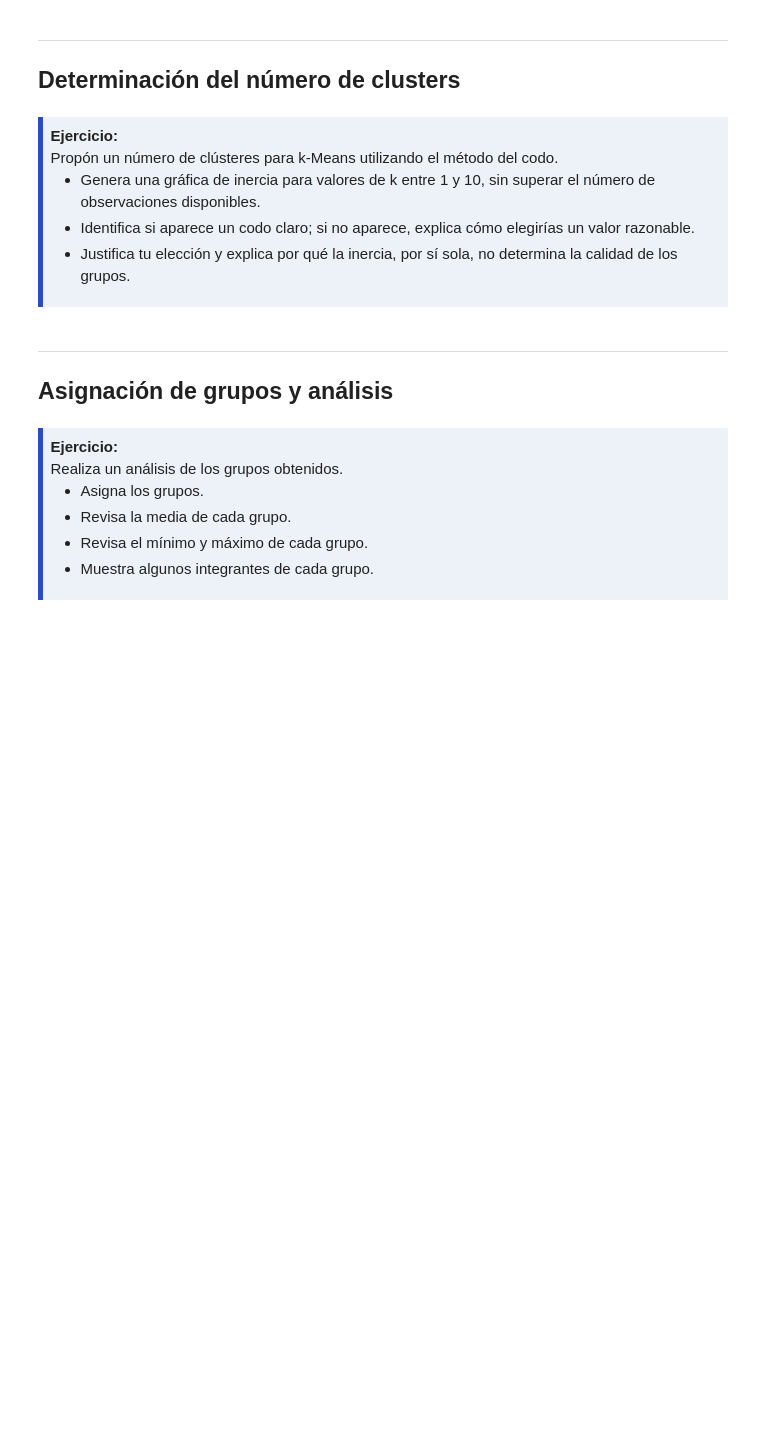
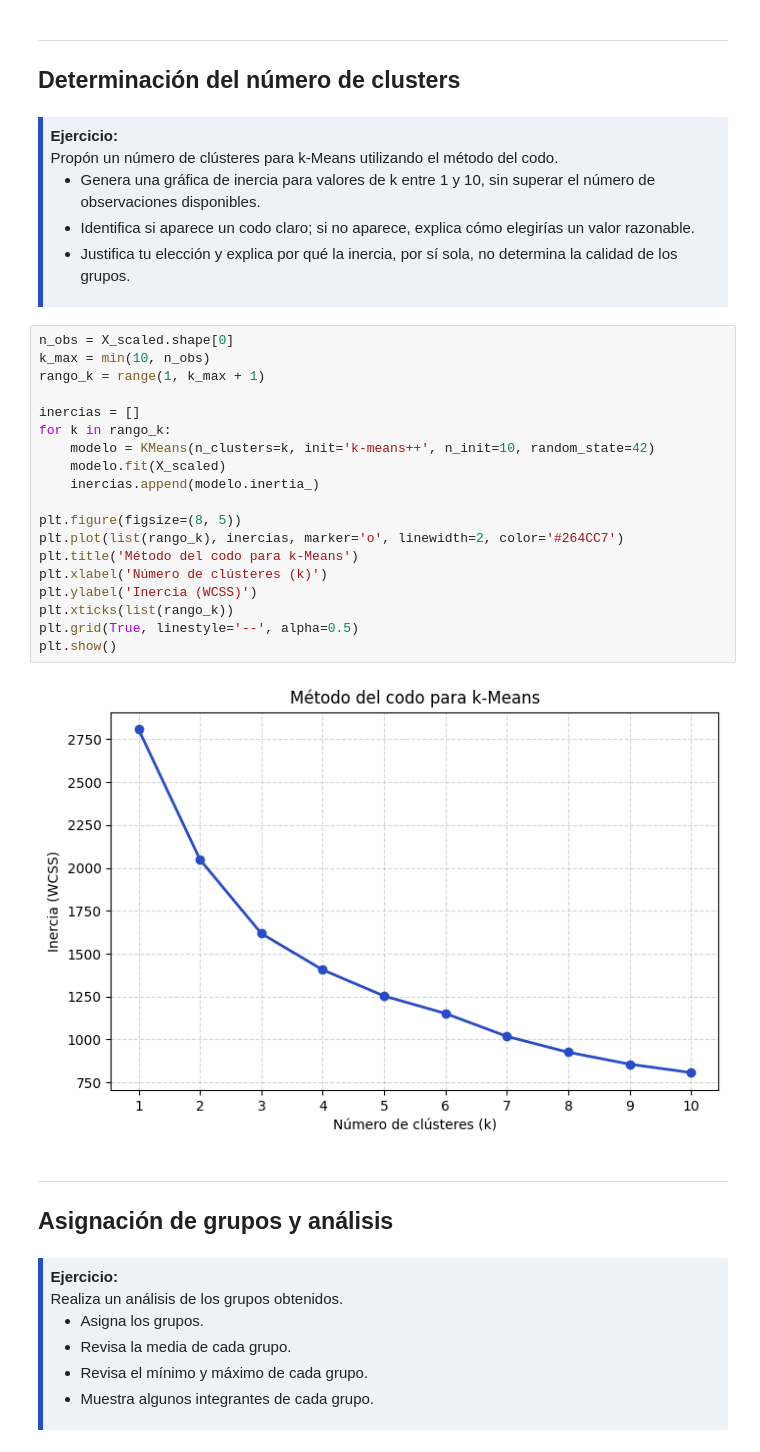
Before and after one commit to juanfercaicedo/AprendizajeAutomaticoInicial, a Jupyter notebook: Deber/04-Agrupamiento-kMeans.ipynb, the cells around one changed output. Saved outputs shown, nothing was run; the diff lists cells and outputs as text; blank space fills up the shorter version.

```diff
--- a/Deber/04-Agrupamiento-kMeans.ipynb
+++ b/Deber/04-Agrupamiento-kMeans.ipynb
@@ -73,6 +163,27 @@ datos = pd.read_csv(url)
   <li>Justifica tu elección y explica por qué la inercia, por sí sola, no determina la calidad de los grupos.</li>
 </ul>
 </div>
+# %%
+n_obs = X_scaled.shape[0]
+k_max = min(10, n_obs)
+rango_k = range(1, k_max + 1)
+
+inercias = []
+for k in rango_k:
+    modelo = KMeans(n_clusters=k, init='k-means++', n_init=10, random_state=42)
+    modelo.fit(X_scaled)
+    inercias.append(modelo.inertia_)
+
+plt.figure(figsize=(8, 5))
+plt.plot(list(rango_k), inercias, marker='o', linewidth=2, color='#264CC7')
+plt.title('Método del codo para k-Means')
+plt.xlabel('Número de clústeres (k)')
+plt.ylabel('Inercia (WCSS)')
+plt.xticks(list(rango_k))
+plt.grid(True, linestyle='--', alpha=0.5)
+plt.show()
+# %% [output]
+[figure, added]
 # %% [markdown]
 ---
 ## <font color='264CC7'> Asignación de grupos y análisis </font>
```
Also changed, not shown: parts of 6 cells of this notebook.
